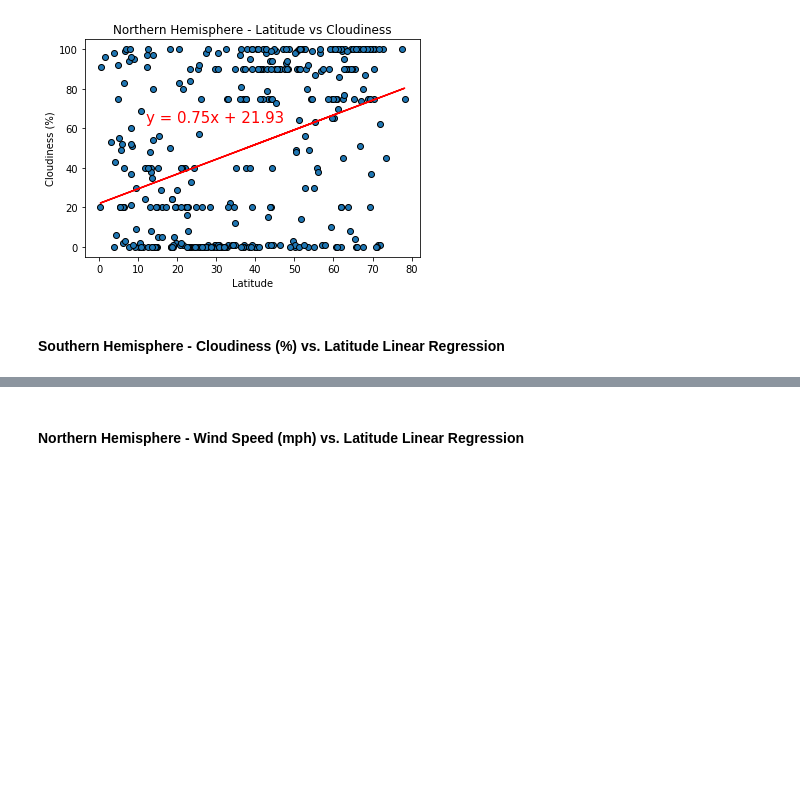
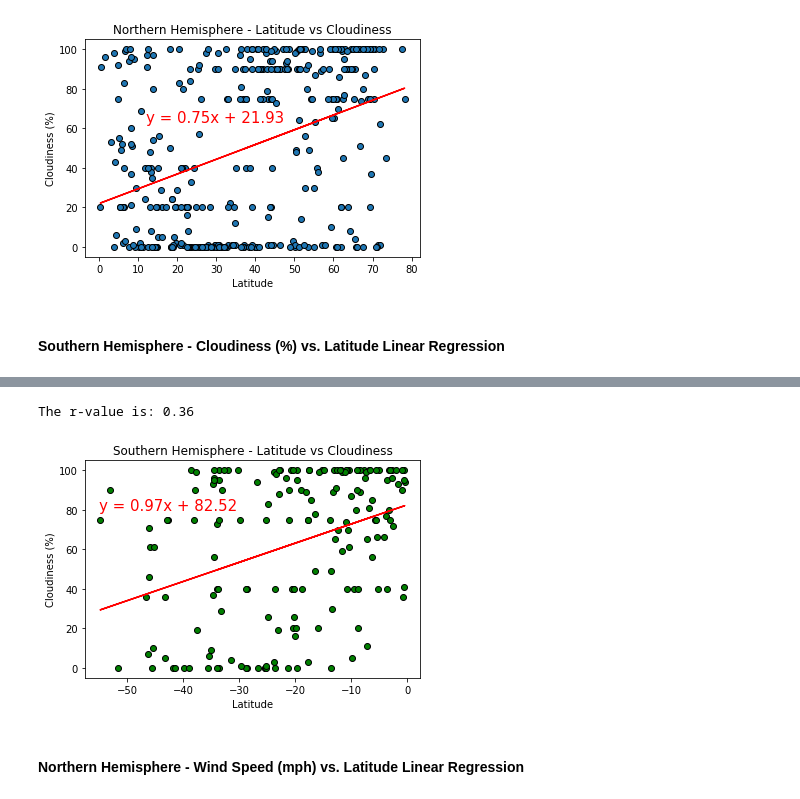
Before and after one commit to khartmann5/python-api-challenge, a Jupyter notebook: WeatherPy/WeatherPy.ipynb, the cells around one changed output, grey strips where cells are left out. Cells and saved outputs as stored; diff of their text form; code cells hidden in the pictures; blank space fills up the shorter version.

Commit message:
saving all northern and southern hemisphere graphs

```diff
--- a/WeatherPy/WeatherPy.ipynb
+++ b/WeatherPy/WeatherPy.ipynb
@@ -383,2 +379,25 @@ The r-value is: 0.0035263772085582894
+# %%
+# Calculate the r value
+southern_hemisphere = weather_df.loc[weather_df["Lat"] <= 0]
+x_south = southern_hemisphere["Lat"]
+y_south = southern_hemisphere["Cloudiness"]
+correlation = st.pearsonr(x_south,y_south)
+print(f"The r-value is: {abs(round(correlation[0],2))}")
+
+# Create a scattor plot with the linear regression
+(slope, intercept, rvalue, pvalue, stderr) = linregress(x_south, y_south)
+regress_values = x_south * slope + intercept
+line_eq = "y = " + str(round(slope,2)) + "x + " + str(round(intercept,2))
+plt.scatter(x_south,y_south,edgecolors="black",facecolors="green")
+plt.plot(x_south,regress_values,"r-")
+plt.annotate(line_eq,(-55,80),fontsize=15,color="red")
+plt.title("Southern Hemisphere - Latitude vs Cloudiness")
+plt.xlabel("Latitude")
+plt.ylabel("Cloudiness (%)")
+plt.savefig("output_data/SouthernHemisphere_Cloudiness")
+plt.show()
+# %% [output]
+The r-value is: 0.36
+[figure, added]
 # %% [markdown]
 ####  Northern Hemisphere - Wind Speed (mph) vs. Latitude Linear Regression
```
Also changed, not shown: parts of 5 cells of this notebook, 3 other files.
